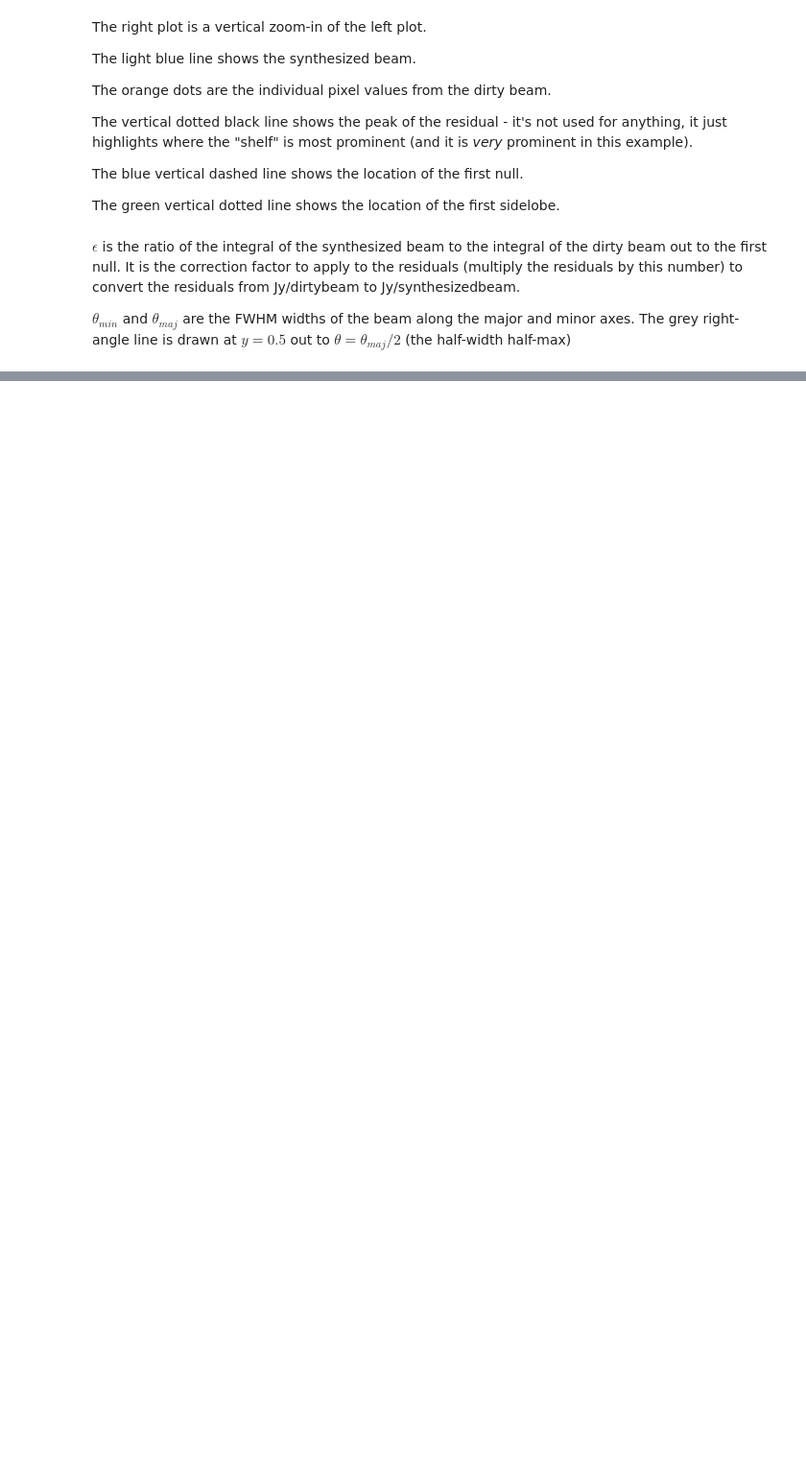
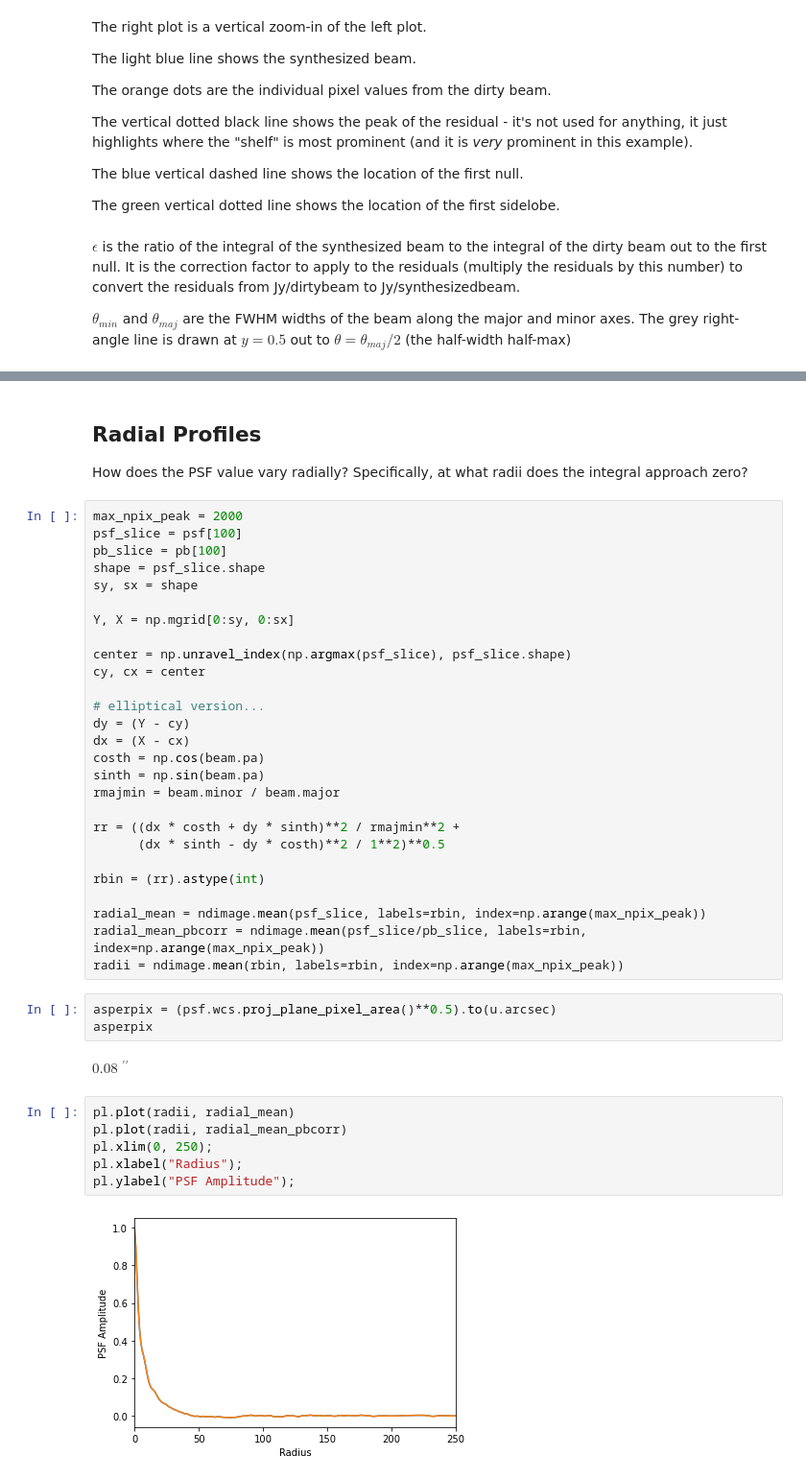
Before and after one commit to ALMA-IMF/notebooks, a Jupyter notebook: PSF_Analysis.ipynb, the cells around one changed output, grey strips where cells are left out. Shown at 96% size. Saved outputs shown, nothing was run; the diff lists cells and outputs as text; blank space fills up the shorter version.

```diff
--- a/PSF_Analysis.ipynb
+++ b/PSF_Analysis.ipynb
@@ -124,0 +160,44 @@ $\theta_{min}$ and $\theta_{maj}$ are the FWHM widths of the beam along the majo
+# %% [markdown]
+## Radial Profiles
+
+How does the PSF value vary radially?  Specifically, at what radii does the integral approach zero?
+# %%
+max_npix_peak = 2000
+psf_slice = psf[100]
+pb_slice = pb[100]
+shape = psf_slice.shape
+sy, sx = shape
+
+Y, X = np.mgrid[0:sy, 0:sx]
+
+center = np.unravel_index(np.argmax(psf_slice), psf_slice.shape)
+cy, cx = center
+
+# elliptical version...
+dy = (Y - cy)
+dx = (X - cx)
+costh = np.cos(beam.pa)
+sinth = np.sin(beam.pa)
+rmajmin = beam.minor / beam.major
+
+rr = ((dx * costh + dy * sinth)**2 / rmajmin**2 +
+      (dx * sinth - dy * costh)**2 / 1**2)**0.5
+
+rbin = (rr).astype(int)
+
+radial_mean = ndimage.mean(psf_slice, labels=rbin, index=np.arange(max_npix_peak))
+radial_mean_pbcorr = ndimage.mean(psf_slice/pb_slice, labels=rbin, index=np.arange(max_npix_peak))
+radii = ndimage.mean(rbin, labels=rbin, index=np.arange(max_npix_peak))
+# %%
+asperpix = (psf.wcs.proj_plane_pixel_area()**0.5).to(u.arcsec)
+asperpix
+# %% [output]
+$0.08 \; \mathrm{{}^{\prime\prime}}$
+# %%
+pl.plot(radii, radial_mean)
+pl.plot(radii, radial_mean_pbcorr)
+pl.xlim(0, 250);
+pl.xlabel("Radius");
+pl.ylabel("PSF Amplitude");
+# %% [output]
+[figure, added]
```
Also changed, not shown: parts of 30 cells of this notebook, 4 other files.
